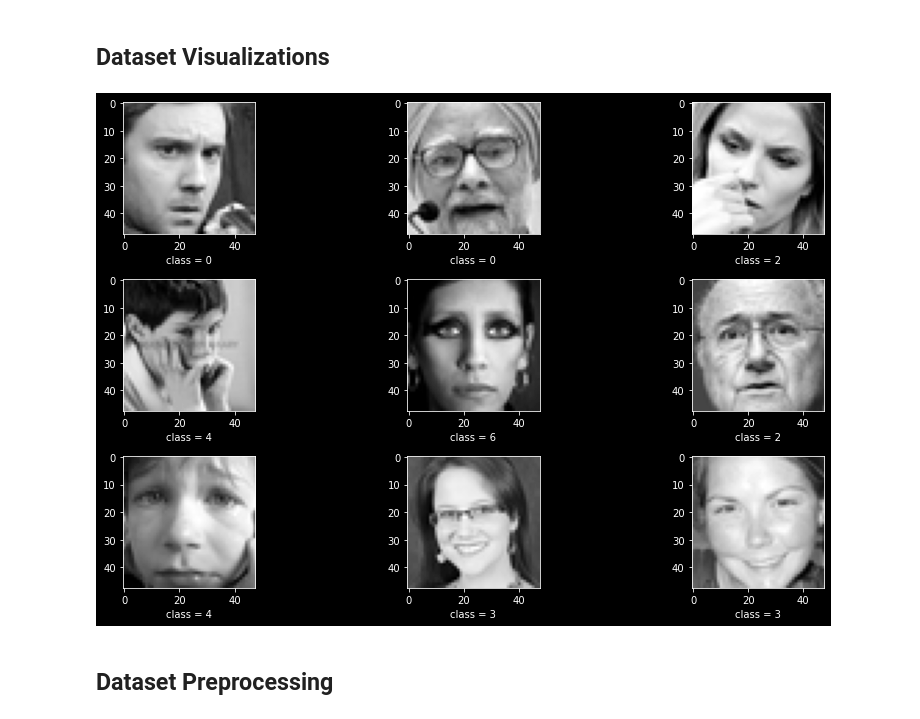
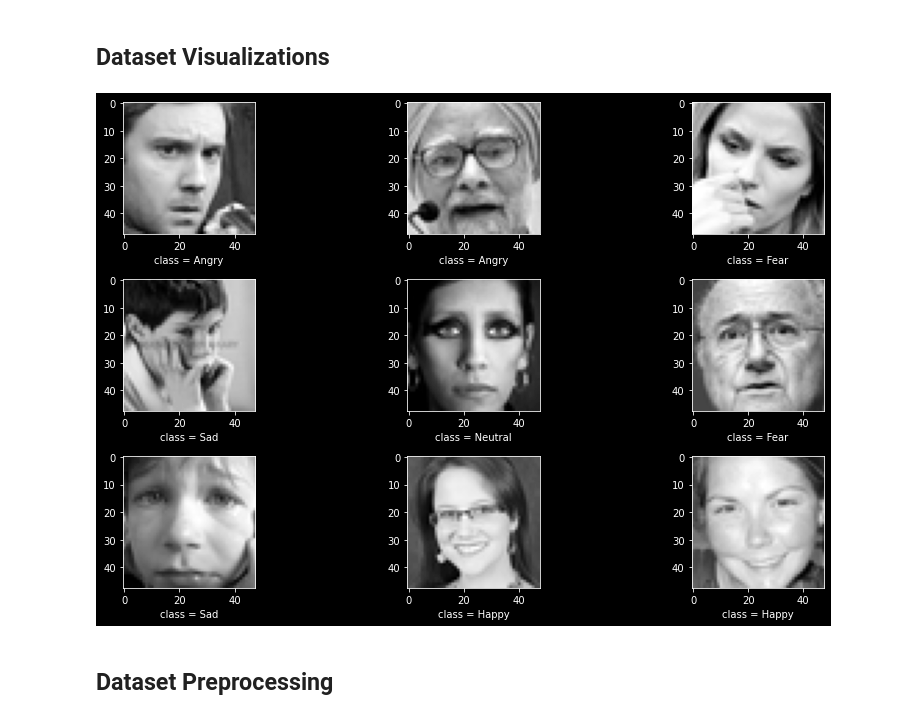
Before and after one commit to spykard/Deep-Learning, a Jupyter notebook: Basic_image_FER_etc_plus_generator.ipynb, the cells around one changed output. Saved outputs shown, nothing was run; the diff lists cells and outputs as text; code cells hidden in the pictures.

```diff
--- a/Basic_image_FER_etc_plus_generator.ipynb
+++ b/Basic_image_FER_etc_plus_generator.ipynb
@@ -33,11 +33,11 @@ print_tensorflow_GPU_info = False
 tensorflow_verbosity = "INFO"  # DEBUG(10): All | INFO(20): Info&Warning | WARN(30)[Default]: Warning | ERROR(40): Error | FATAL(50): None
 random_state = 22
     # General
-dataset_name = "JAFFE"
+dataset_name = "FER-2013"
 multiclass = True
 num_features = 64
 num_labels = 7
-width, height = 256, 256
+width, height = 48, 48
 channels = 3
 load_npy = True
 data_generator = False
@@ -225,32 +299,35 @@ Dataset Loading done
 ## Dataset Visualizations
 # %%
 ''' Visualize samples and distributions regarding the dataset '''
+def get_class_label(labels, number):
+    return labels[number]
+
 if dataset_name == "FER-2013":
         # Class and test/train distribution visualizations (CSV Mode)
         if load_npy == False:
             fig = plt.figure(figsize=[12, 8])
             ax1 = fig.add_subplot(221)
             data['label'].value_counts().plot.bar()
             ax2 = fig.add_subplot(222)
             data['Usage'].value_counts().plot.bar()
 
-        # Additional Random Samples visualization
-        plt.figure(figsize=(12, 12))
-        for i, pixels in enumerate(X[0:9]):
-            plt.subplot(5, 3, i+1)
-            plt.imshow(pixels[:,:,0], cmap='gray')  # Print in Grayscale, we converted to 3 channels but we get rid of the last dimension anyway
-            plt.xlabel("class = " + "{}".format(np.argmax(y[i], axis=-1)))
-        plt.tight_layout()
-        plt.show()
-
 ## EXAMPLE VISUALIZE: Folder filled with images into a Generator ##
 if dataset_name == "Dogs vs. Cats":
     sample = random.choice(filenames)
     image = load_img("./Datasets/Dogs vs. Cats/train/"+sample)
     plt.imshow(image)
-##                                            ##
+##
+
+# Additional Random Samples visualization
+plt.figure(figsize=(12, 12))
+for i, pixels in enumerate(X[0:9]):
+    plt.subplot(5, 3, i+1)
+    plt.imshow(pixels[:,:,0], cmap='gray')  # Print in Grayscale, we converted to 3 channels but we get rid of the last dimension anyway
+    plt.xlabel("class = " + "{}".format(get_class_label(label_names, np.argmax(y[i], axis=-1))))
+plt.tight_layout()
+plt.show()
 # %% [output]
-[figure, old version]
+[figure, new version]
 # %% [markdown]
 ## Dataset Preprocessing
 # %%
```
Also changed, not shown: parts of 9 cells of this notebook.
